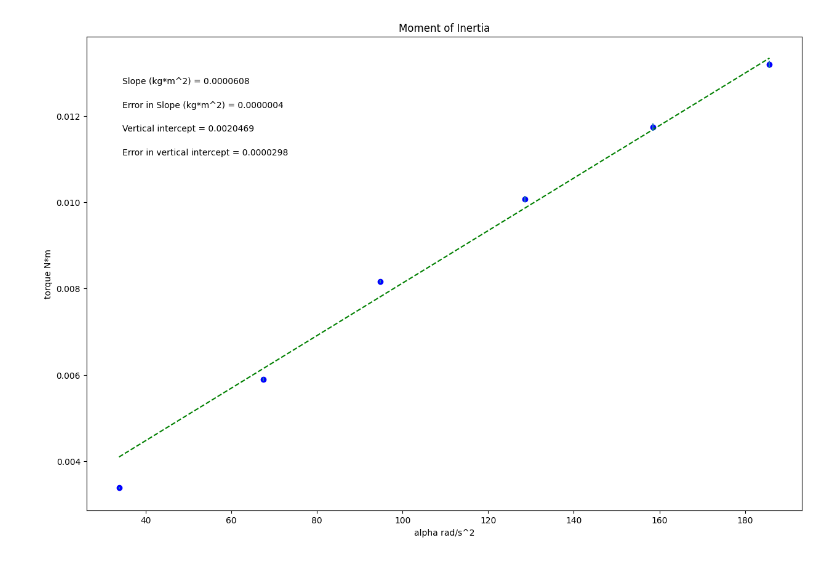
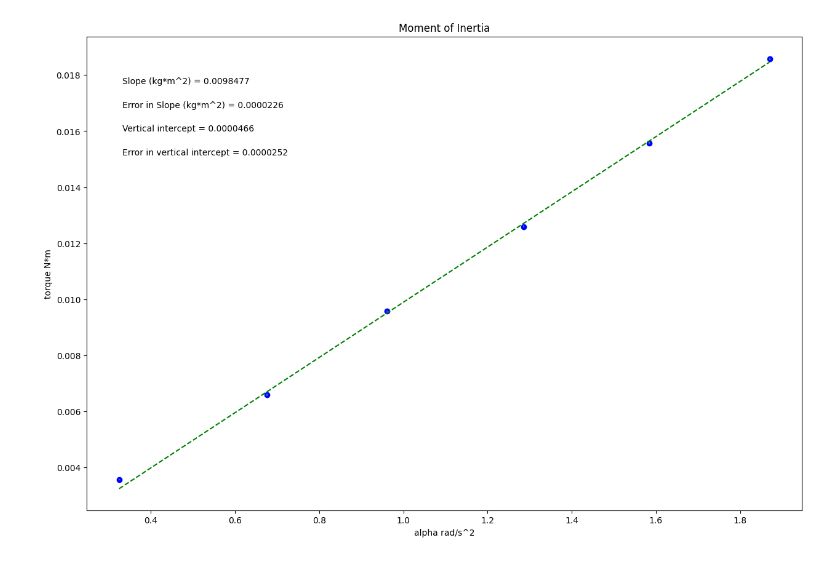
Before and after one commit to thenemisisstar/Physics-221-Lab, a Jupyter notebook: Lab_7_moment_of_inertia.ipynb, the cells around one changed output. Drawn from its saved outputs; the diff is of its cells as text; code cells hidden in the pictures.

```diff
--- a/Lab_7_moment_of_inertia.ipynb
+++ b/Lab_7_moment_of_inertia.ipynb
@@ -19,11 +19,11 @@ import matplotlib.pyplot as plt
 #variable names should start with a letter and must contain only letters, numbers, and underscores
 
 
-alpha = np.array([33.76623377, 67.53246753, 94.80519481, 128.5714286, 158.4415584, 185.7142857])
+alpha = np.array([0.324675325, 0.675324675, 0.961038961, 1.285714286, 1.584415584, 1.87012987])
 
-torque = np.array([0.003387014, 0.005895305, 0.00816853, 0.010067781, 0.011731104, 0.013188498])
+torque = np.array([0.003574979, 0.006588205, 0.009584016, 0.012591421, 0.015581329, 0.018568798])
 
-err_torque = np.array([2.21809E-05, 3.86072E-05, 3.28838E-05, 6.73438E-05, 8.49997E-05, 8.04054E-05])
+err_torque = np.array([2.21078E-05, 4.07416E-05, 2.63869E-05, 2.95282E-05, 3.30717E-05, 3.69058E-05])
 
 
 
@@ -92,31 +92,31 @@ elif annotation_placement==3 or annotation_placement==4:
 #Don't need to change anything in this section!
 
 #Plot data on graph. Plot error bars and place values for slope,
 #error in slope, and vertical intercept (plus error) on the plot using "annotate"
 
 plt.figure(figsize=(15,10))
 
 plt.plot(x, fit, color='green', linestyle='--')
 plt.scatter(x, y, color='blue', marker='o')
 
 plt.xlabel(x_label)
 plt.ylabel(y_label)
 plt.title(plot_title)
 
 plt.errorbar(x, y, yerr=dy, xerr=None, fmt="none") #don't need to plot x error bars
 
 plt.annotate('Slope ({}) = {value:.{digits}f}'.format(slope_units,value=m, digits=7),
              (xpos, ypos[0]), xycoords='axes fraction')
 
 plt.annotate('Error in Slope ({}) = {value:.{digits}f}'.format(slope_units,value=dm, digits=7),
              (xpos, ypos[1]), xycoords='axes fraction')
 
 plt.annotate('Vertical intercept = {value:.{digits}f}'.format(value=b, digits=7),
              (xpos, ypos[2]), xycoords='axes fraction')
 
 plt.annotate('Error in vertical intercept = {value:.{digits}f}'.format(value=db, digits=7),
              (xpos, ypos[3]), xycoords='axes fraction')
 
 plt.show()
 # %% [output]
-[figure, old version]
+[figure, new version]
```
